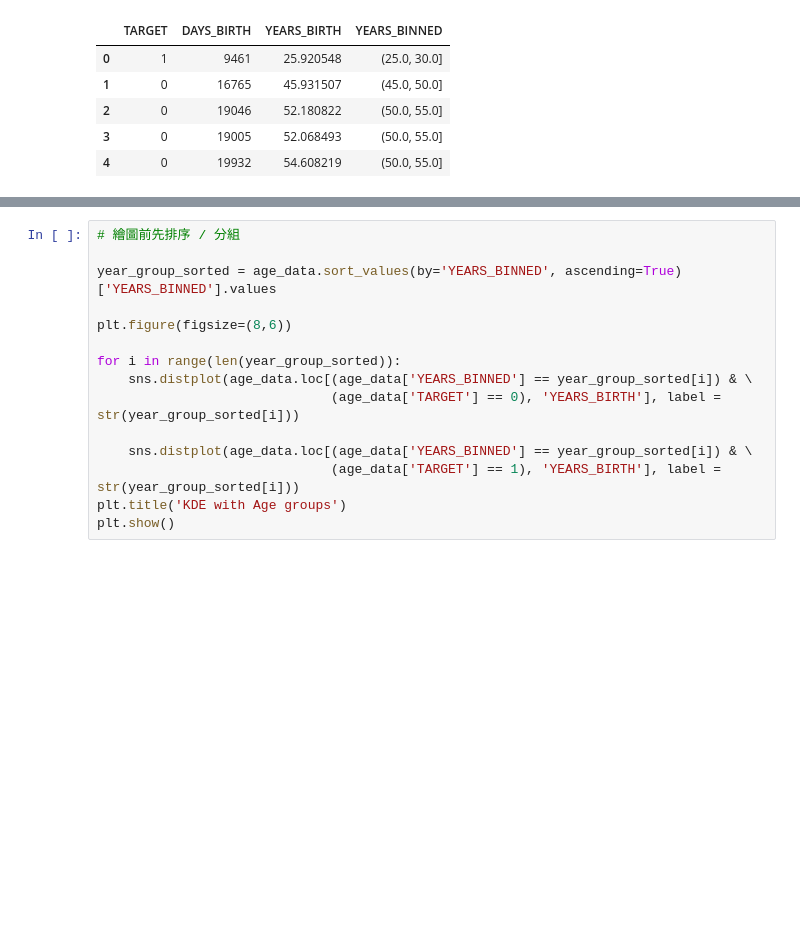
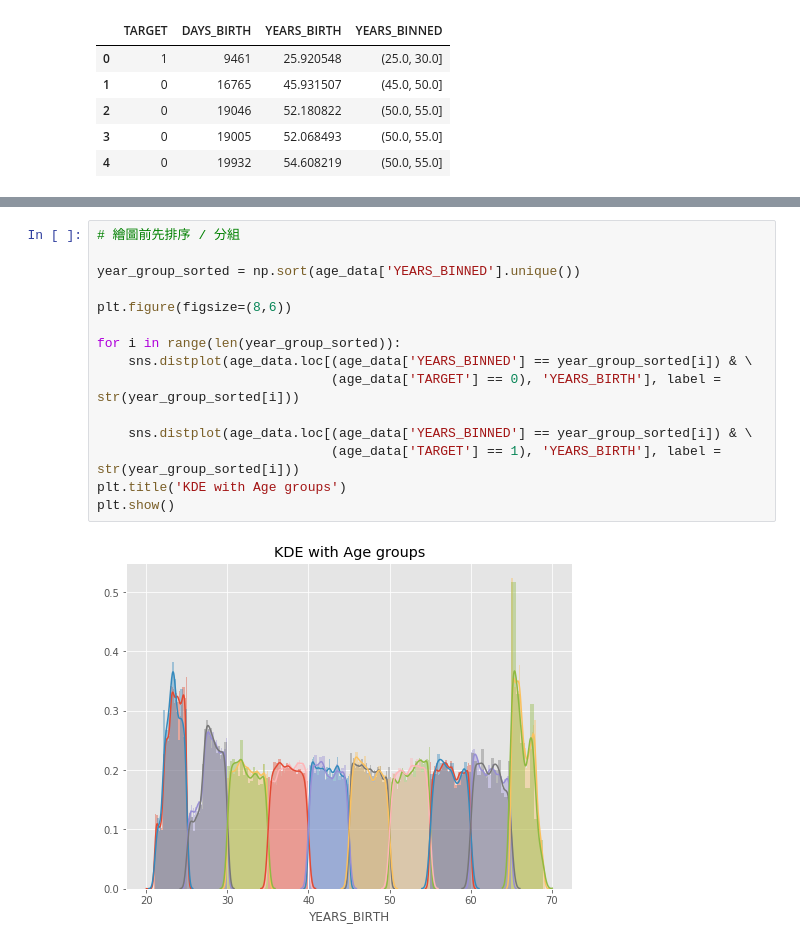
Before and after one commit to charles830918/2nd-ML100Days, a Jupyter notebook: homework/Day_011_HW.ipynb, the cells around one changed output, grey strips where cells are left out. Drawn from its saved outputs; the diff is of its cells as text; blank space fills up the shorter version.

```diff
--- a/homework/Day_011_HW.ipynb
+++ b/homework/Day_011_HW.ipynb
@@ -73,18 +86,20 @@ Name: YEARS_BINNED, dtype: int64
 # %%
 # 繪圖前先排序 / 分組
 
-year_group_sorted = age_data.sort_values(by='YEARS_BINNED', ascending=True)['YEARS_BINNED'].values
+year_group_sorted = np.sort(age_data['YEARS_BINNED'].unique())
 
 plt.figure(figsize=(8,6))
 
 for i in range(len(year_group_sorted)):
     sns.distplot(age_data.loc[(age_data['YEARS_BINNED'] == year_group_sorted[i]) & \
                               (age_data['TARGET'] == 0), 'YEARS_BIRTH'], label = str(year_group_sorted[i]))
 
     sns.distplot(age_data.loc[(age_data['YEARS_BINNED'] == year_group_sorted[i]) & \
                               (age_data['TARGET'] == 1), 'YEARS_BIRTH'], label = str(year_group_sorted[i]))
 plt.title('KDE with Age groups')
 plt.show()
+# %% [output]
+[figure, added]
 # %%
 # 計算每個年齡區間的 Target、DAYS_BIRTH與 YEARS_BIRTH 的平均值
 age_groups  = age_data.groupby('YEARS_BINNED').mean()
```
Also changed, not shown: parts of 3 cells of this notebook, 2 other files.
